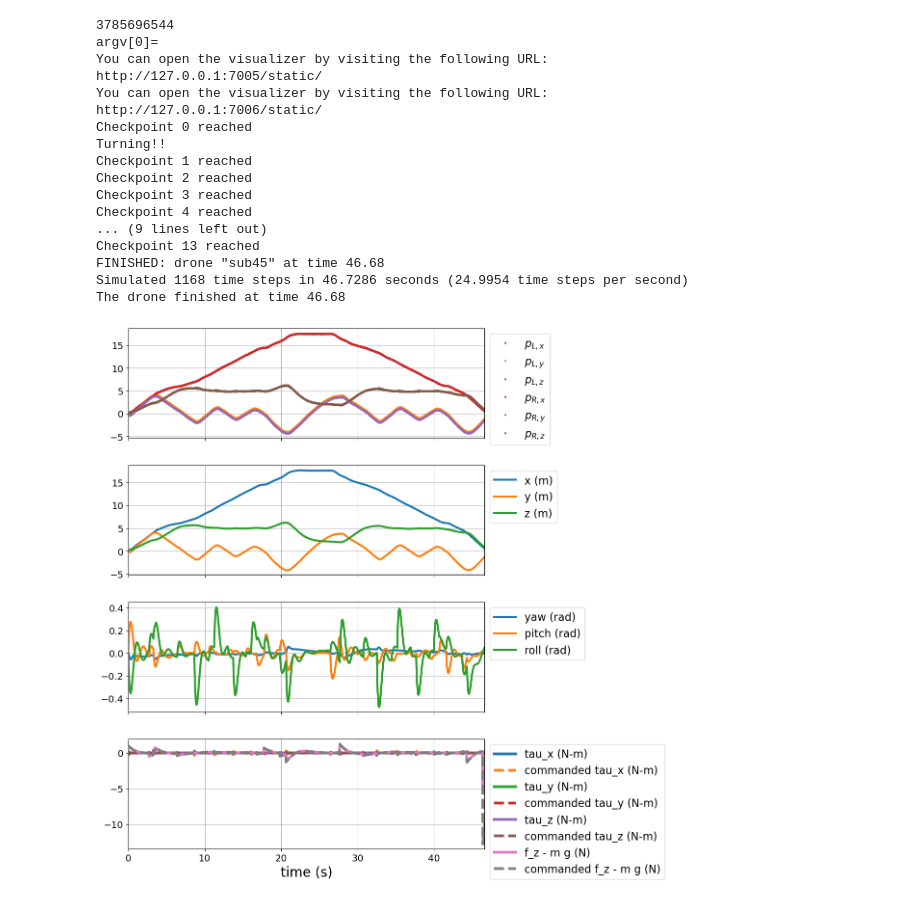
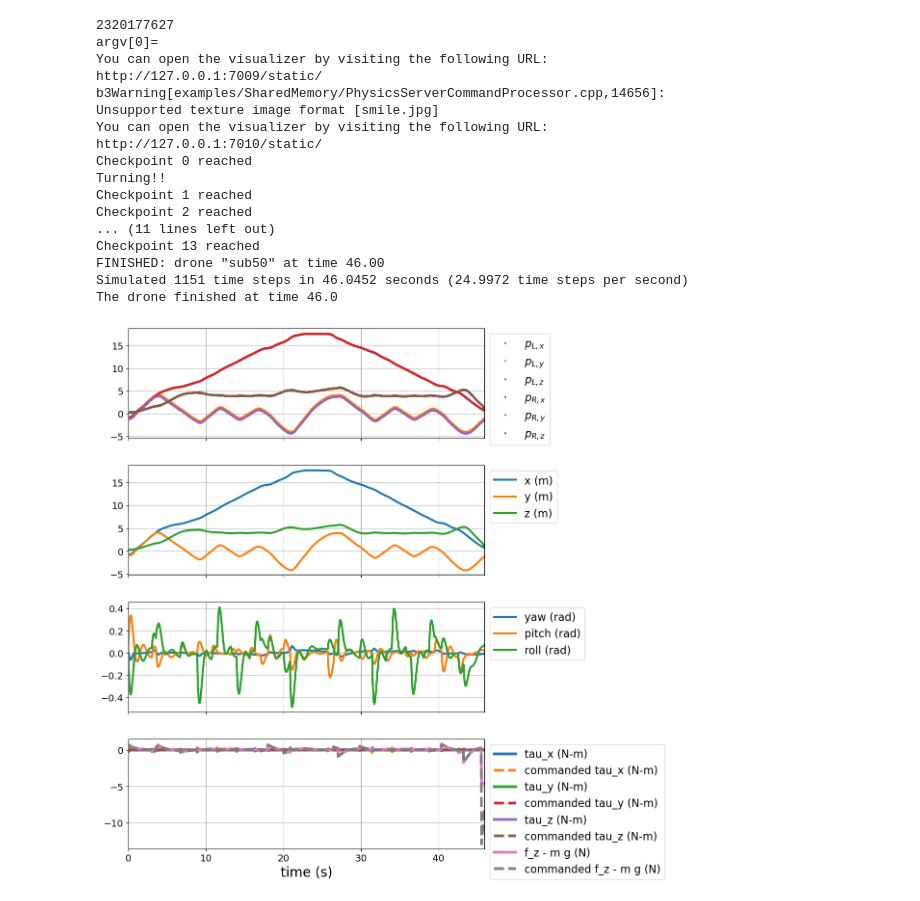
Before and after one commit to dssong2/ae353-sp25, a Jupyter notebook: projects/04_drone/master_drone.ipynb, the cells around one changed output. Cells and saved outputs as stored; diff of their text form; code cells hidden in the pictures.

```diff
--- a/projects/04_drone/master_drone.ipynb
+++ b/projects/04_drone/master_drone.ipynb
@@ -457,10 +457,10 @@ simulator.set_rules(
 )
 simulator.clear_drones()
 # Add a drone to the simulator
-simulator.add_drone(Controller, 'sub45', 'template.png')
+simulator.add_drone(Controller, 'sub50', 'smile.jpg')
 simulator.add_drone_view(
     'drone_view',    # name of view (must be unique)
-    'sub45',         # name of drone
+    'sub50',         # name of drone
     yaw=0.,             # yaw angle in degrees (0 looks forward, 180 looks backward, etc.)
     pitch=0.,          # pitch angle in degrees,
     distance=4.,        # how far away the camera is from the center of the drone
@@ -475,7 +475,7 @@ simulator.run(
     did_it_fail,
     did_it_finish,
     what_time_did_it_finish,
-) = simulator.get_result('sub45')
+) = simulator.get_result('sub50')
 
 if did_it_fail:
     print('The drone failed before finishing.')
@@ -484,25 +484,25 @@ elif did_it_finish:
 else:
     print('The drone did not finish (yet).')
 # %% [output]
-3785696544
+2320177627
 argv[0]=
 You can open the visualizer by visiting the following URL:
-http://127.0.0.1:7005/static/
+http://127.0.0.1:7009/static/
+b3Warning[examples/SharedMemory/PhysicsServerCommandProcessor.cpp,14656]:
+Unsupported texture image format [smile.jpg]
 You can open the visualizer by visiting the following URL:
-http://127.0.0.1:7006/static/
+http://127.0.0.1:7010/static/
 Checkpoint 0 reached
 Turning!!
 Checkpoint 1 reached
 Checkpoint 2 reached
-Checkpoint 3 reached
-Checkpoint 4 reached
-... (9 lines left out)
+... (11 lines left out)
 Checkpoint 13 reached
-FINISHED: drone "sub45" at time 46.68
-Simulated 1168 time steps in 46.7286 seconds (24.9954 time steps per second)
-The drone finished at time 46.68
+FINISHED: drone "sub50" at time 46.00
+Simulated 1151 time steps in 46.0452 seconds (24.9972 time steps per second)
+The drone finished at time 46.0
 # %%
-data = simulator.get_data('sub45')
+data = simulator.get_data('sub50')
 # Create a figure with subplots that all share the same x-axis
 fig, (ax_meas, ax_pos, ax_ori, ax_act) = plt.subplots(4, 1, figsize=(12, 12), sharex=True)
 
@@ -529,34 +529,34 @@ ax_pos.tick_params(labelsize=14)
 ax_ori.plot(data['t'], data['yaw'], label='yaw (rad)', linewidth=3)
 ax_ori.plot(data['t'], data['pitch'], label='pitch (rad)', linewidth=3)
 ax_ori.plot(data['t'], data['roll'], label='roll (rad)', linewidth=3)
 ax_ori.grid()
 ax_ori.legend(fontsize=16, bbox_to_anchor=(1., 1.))
 ax_ori.tick_params(labelsize=14)
 
 # Actuator commands
 ax_act.plot(data['t'], data['tau_x'], label='tau_x (N-m)', linewidth=4)
 ax_act.plot(data['t'], data['tau_x_cmd'], '--', label='commanded tau_x (N-m)', linewidth=4)
 ax_act.plot(data['t'], data['tau_y'], label='tau_y (N-m)', linewidth=4)
 ax_act.plot(data['t'], data['tau_y_cmd'], '--', label='commanded tau_y (N-m)', linewidth=4)
 ax_act.plot(data['t'], data['tau_z'], label='tau_z (N-m)', linewidth=4)
 ax_act.plot(data['t'], data['tau_z_cmd'], '--', label='commanded tau_z (N-m)', linewidth=4)
 ax_act.plot(data['t'], data['f_z'] - (0.5 * 9.81), label='f_z - m g (N)', linewidth=4) # <-- FIXME
 ax_act.plot(data['t'], data['f_z_cmd'] - (0.5 * 9.81), '--', label='commanded f_z - m g (N)', linewidth=4) # <-- FIXME
 ax_act.grid()
 ax_act.legend(fontsize=16, bbox_to_anchor=(1., 1.))
 ax_act.tick_params(labelsize=14)
 
 # Set shared x-axis properties
 ax_act.set_xlabel('time (s)', fontsize=20)
 ax_act.set_xlim([data['t'][0], data['t'][-1]])
 
 # Make the arrangement of subplots look nice
 fig.tight_layout()
 plt.show()
 
 fig.savefig('my_figure.png', facecolor='white', transparent=False)
 # %% [output]
-[figure, old version]
+[figure, new version]
 # %%
 plt.hist(data['run_time'])
 plt.ticklabel_format(style='scientific', scilimits=(0, 0), axis='x')
```
Also changed, not shown: parts of 1 cell of this notebook.
